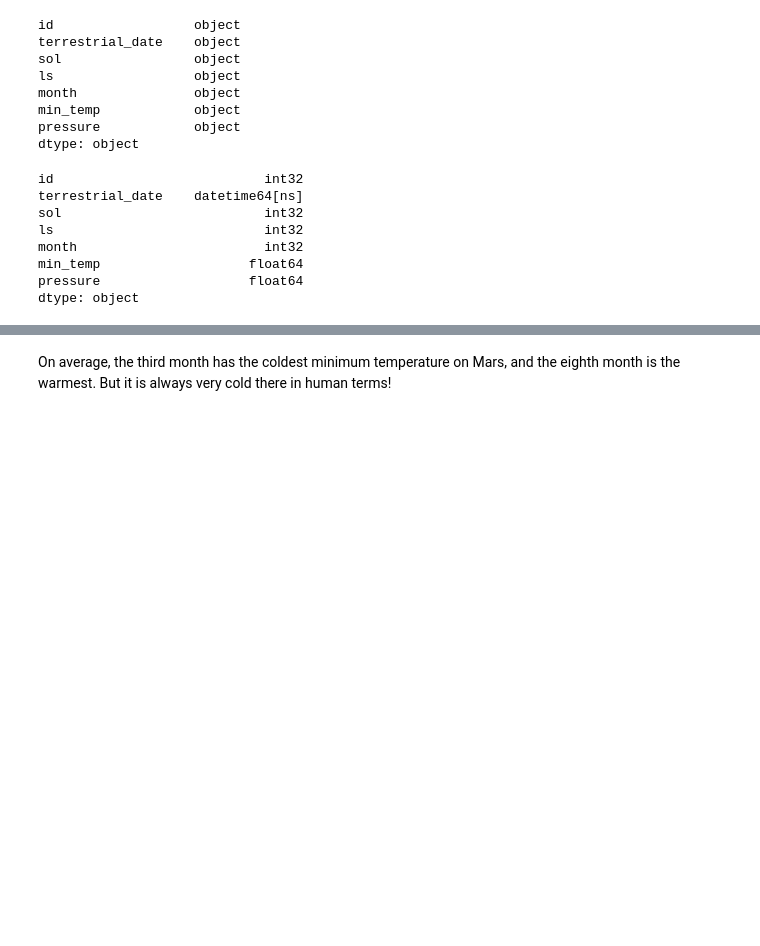
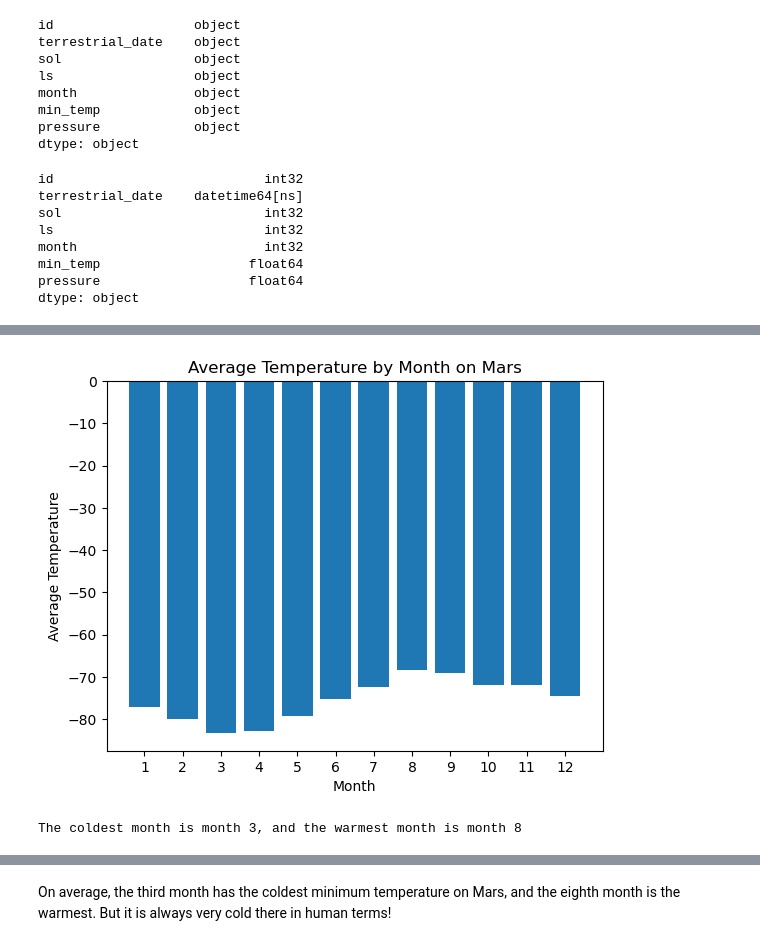
Before and after one commit to JustinePile/scraping-challenge, a Jupyter notebook: part_2_mars_weather.ipynb, the cells around one changed output, grey strips where cells are left out. Drawn from its saved outputs; the diff is of its cells as text; code cells hidden in the pictures; blank space fills up the shorter version.

```diff
--- a/part_2_mars_weather.ipynb
+++ b/part_2_mars_weather.ipynb
@@ -131,2 +139,4 @@ Analyze your dataset by using Pandas functions to answer the following questions
 # %%
 # 3. What is the average low temperature by month?
+avg_low = df.groupby(['month'])['min_temp'].mean()
+print(f'Average temperature by {avg_low}')
@@ -135,4 +158,19 @@ Analyze your dataset by using Pandas functions to answer the following questions
+# %%
+# Plot the average temperature by month as a bar chart
+plt.bar(avg_low.index, avg_low)
+plt.xlabel('Month')
+plt.ylabel('Average Temperature')
+plt.title('Average Temperature by Month on Mars')
+plt.xticks(range(1, 13))
+plt.show()
+# %% [output]
+[figure, added]
 # %%
 # Identify the coldest and hottest months in Curiosity's location
+coldest_month = avg_low.idxmin()
+warmest_month = avg_low.idxmax()
+print(f"The coldest month is month {coldest_month}, and the warmest month is month {warmest_month}")
+# %% [output]
+The coldest month is month 3, and the warmest month is month 8
 # %%
 # 4. Average pressure by Martian month
```
Also changed, not shown: parts of 12 cells of this notebook, 2 other files.
